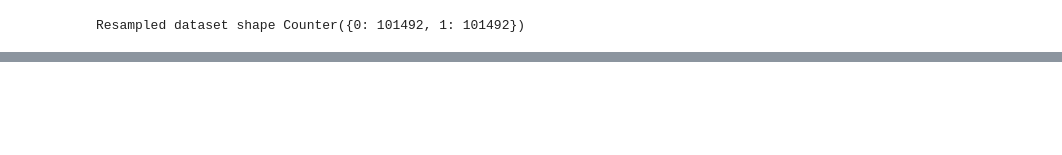
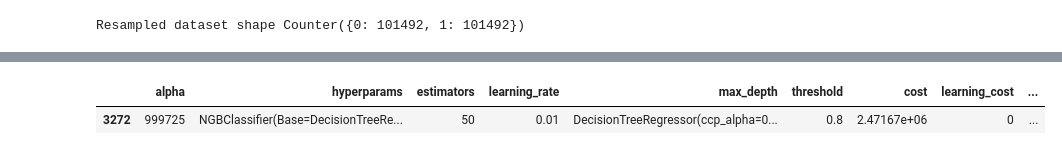
Before and after one commit to aoelvp94/NGBoost_CreditRiskAnalysis, a Jupyter notebook: NGBoost_CreditRiskAnalysis_SecondExperiment.ipynb, the cells around one changed output, grey strips where cells are left out. Cells and saved outputs as stored; diff of their text form; code cells hidden in the pictures; blank space fills up the shorter version.

```diff
--- a/NGBoost_CreditRiskAnalysis_SecondExperiment.ipynb
+++ b/NGBoost_CreditRiskAnalysis_SecondExperiment.ipynb
@@ -241,0 +403,5 @@ TEST: ROC AUC=0.812
+# %%
+df_collector[df_collector['final_cost'] >0].query("alpha==999725")
+# %% [output]
+|  | alpha | hyperparams | estimators | learning_rate | max_depth | threshold | cost | learning_cost | ... |
+| 3272 | 999725 | NGBClassifier(Base=DecisionTreeRe... | 50 | 0.01 | DecisionTreeRegressor(ccp_alpha=0... | 0.8 | 2.47167e+06 | 0 | ... |
```
Also changed, not shown: parts of 31 cells of this notebook, 6 other files.
